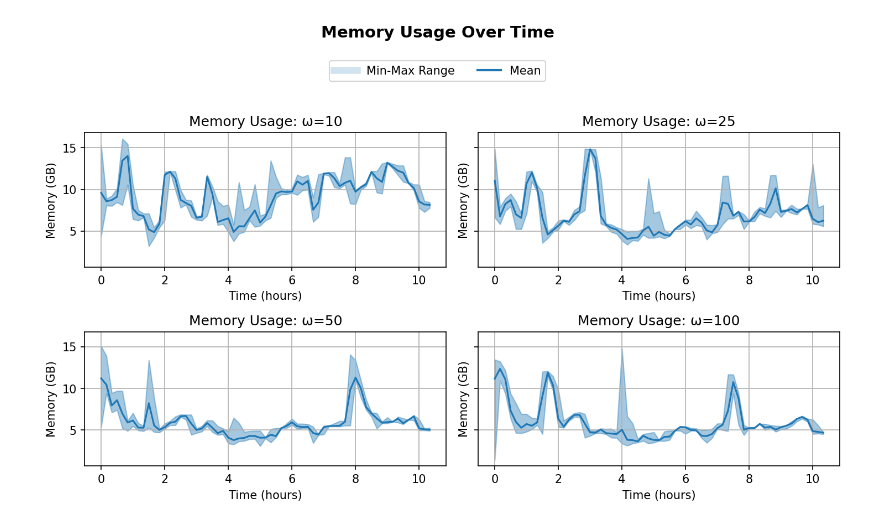
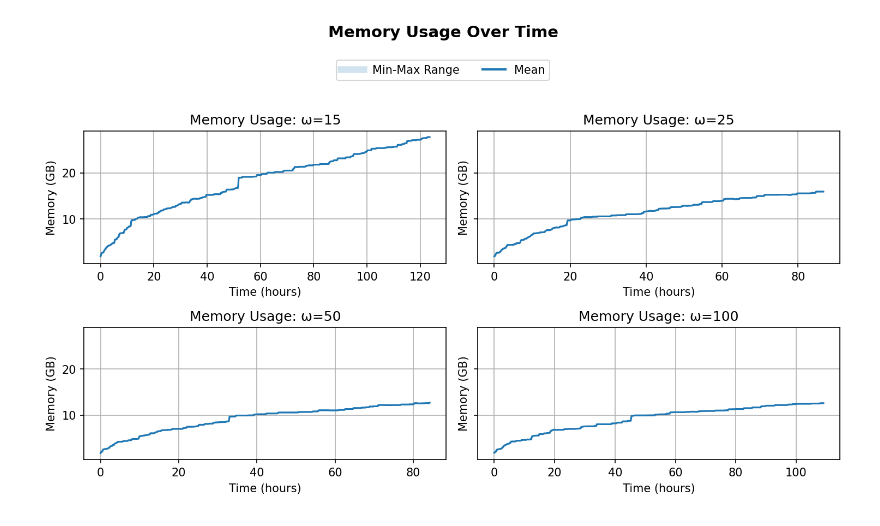
Before and after one commit to markzmbl/graph-analysis, a Jupyter notebook: main.ipynb, the cells around one changed output. Cells and saved outputs as stored; diff of their text form; code cells hidden in the pictures.

```diff
--- a/main.ipynb
+++ b/main.ipynb
@@ -6,8 +6,8 @@ import pandas as pd
 aggregation_time_frame = 60 * 30 # 1h
 dfs = []
 
-for omega in (10, 25, 50, 100):
-    df = pd.read_csv(f"log_{omega}.csv")
+for omega in (15, 25, 50, 100):
+    df = pd.read_csv(f"/export/share/markusz33dm/logs/graph-size_{omega}.csv")
     df["time_seconds"] = df["time_seconds"] - df["time_seconds"].min()
     df = df.set_index("time_seconds")
 
@@ -44,0 +45,11 @@ data_frame
+# %%
+# aggregation_minutes = 60
+dfxs = data_frame.xs("iterations_rate", axis=1)
+# dfxs.index = data_frame.index // (60 * aggregation_minutes)  # Convert index from seconds to hours
+
+fig, ax = plt.subplots(1, 1, sharey=True, figsize=(10, 6), dpi=150)
+ax.set_ylim(0, 2_000)
+
+for i, omega in enumerate(dfxs):
+    # ax.set_yscale("log")
+    ax.plot(dfxs[omega])
@@ -57,42 +70,41 @@ axs = axs.flatten()
 for i, omega in enumerate(dfxs):
     ax = axs[i]
     omega_series = dfxs[omega]
-    omega_series_grouped = omega_series.groupby(omega_series.index)
+    series_grouped = omega_series.groupby(omega_series.index)
 
-    groups = np.array(list(omega_series_grouped.groups.keys()))
+    groups = np.array(list(series_grouped.groups.keys()))
     groups *= aggregation_minutes
     groups /= 60
 
-    series_min = omega_series_grouped.min()
-    series_25 = omega_series_grouped.quantile(.25)
-    series_median = omega_series_grouped.median()
-    series_mean = omega_series_grouped.mean()
-    series_75 = omega_series_grouped.quantile(.75)
-    series_max = omega_series_grouped.max()
+    series_min = series_grouped.min()
+    series_lower = series_grouped.quantile(.25)
+    series_median = series_grouped.median()
+    series_mean = series_grouped.mean()
+    series_upper = series_grouped.quantile(.75)
+    series_max = series_grouped.max()
 
     ax.fill_between(groups, series_min , series_max , alpha=0.4, color="tab:blue")
     ax.plot(groups, series_mean, color="tab:blue")
 
     ax.set_title(f"Memory Usage: ω={omega}")  # Subplot title
     ax.set_xlabel("Time (hours)")
     ax.grid(True)
 
 # Format the y-axis to show values in gigabytes
 for ax in axs:
     ax.set_ylabel("Memory (GB)")
 
 # Main title
 fig.suptitle("Memory Usage Over Time", fontsize=14, fontweight="bold")
 
 # Add a single legend under the title
 handles = [
     plt.Line2D([0], [0], color="tab:blue", alpha=0.2, lw=6, label="Min-Max Range"),
     plt.Line2D([0], [0], color="tab:blue", lw=2, label="Mean"),
 ]
 fig.legend(handles=handles, loc="upper center", ncol=2, bbox_to_anchor=(0.5, 0.92))
 
 fig.tight_layout(rect=[0, 0, 1, 0.88])  # Adjust layout to fit title & legend
-
 plt.show()
 # %% [output]
-[figure, old version]
+[figure, new version]
```
Also changed, not shown: parts of 6 cells of this notebook, 1 other file.
